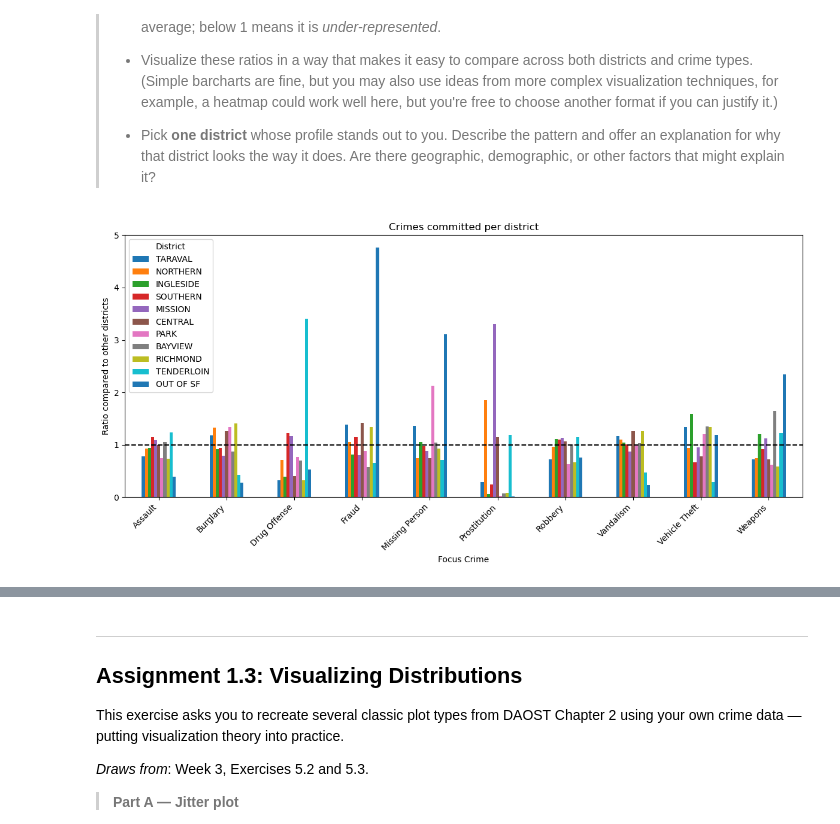
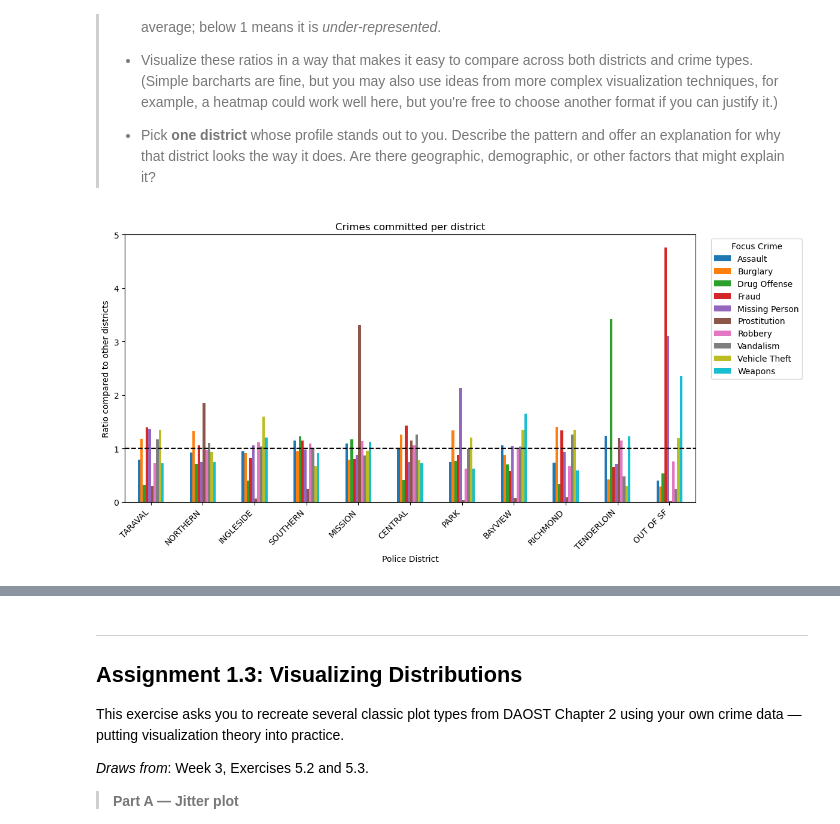
Before and after one commit to adamajane/social-data-analysis-and-visualization-02806-assignments, a Jupyter notebook: assignment_1/part1to3.ipynb, the cells around one changed output, grey strips where cells are left out. Cells and saved outputs as stored; diff of their text form; code cells hidden in the pictures.

```diff
--- a/assignment_1/part1to3.ipynb
+++ b/assignment_1/part1to3.ipynb
@@ -26,19 +28,25 @@ array(['Vehicle Theft', 'Assault', 'Missing Person', 'Fraud', 'Robbery',
 fig, axes = plt.subplots(5, 2, figsize=(16, 12), sharex=False, sharey=False)
 axes = axes.flatten()
 
-focus_crimes = data["Focus Crime"]
+focus_crimes = data["Focus Crime"].unique()
 
 # Parse to datetime to datetime
 data["Incident Date"] = pd.to_datetime(data["Incident Date"])
+
+# Don't include 2026
+data = data[data["Incident Date"].dt.year != 2026]
+
+# for loop to create a line graph for each focus crime
 for ax, crime in zip(axes, focus_crimes):
 
+    # Get counts of focus crime per year
     counts = (
         data[data["Focus Crime"] == crime]
         .groupby(data["Incident Date"].dt.year)
         .size()
     )
 
-    counts.plot(ax=ax)
+    counts.plot(ax=ax, label=crime)
 
     # Set every year on the x-axis
     years = counts.index
@@ -46,10 +54,14 @@ for ax, crime in zip(axes, focus_crimes):
     ax.set_xticklabels(years, rotation=45, fontsize=8)
 
     ax.set_title(crime, fontsize=10)
-    ax.set_xlabel("")
-    ax.set_ylabel("")
+    ax.set_xlabel("Year")
+    ax.set_ylabel("Number of Incidents")
 
-fig.suptitle("Incident Trends by Crime Category Over Time", fontsize=16)
+    ax.legend(fontsize=8)
+
+    ax.set_title(f"{crime} (Annual Incidents)", fontsize=10)
+
+fig.suptitle("Annual Incident Trends by Personal Focus Crime (2003–2025)", fontsize=16)
 plt.tight_layout(rect=[0, 0, 1, 0.96])
 plt.show()
 # %% [output]
@@ -70,29 +87,43 @@ Different parts of the city have very different crime patterns. Here we quantify
 > * Visualize these ratios in a way that makes it easy to compare across both districts and crime types. (Simple barcharts are fine, but you may also use ideas from more complex visualization techniques, for example, a heatmap could work well here, but you're free to choose another format if you can justify it.)
 > * Pick **one district** whose profile stands out to you. Describe the pattern and offer an explanation for why that district looks the way it does. Are there geographic, demographic, or other factors that might explain it?
 # %%
+# Divide the count on each focus crime without the total count to get p(crime)
 p_crime = data["Focus Crime"].value_counts() / len(data)
+
+# initalize an empty array to keep track of each p(crime|district)
 p_crime_district = []
 for district in data["Police District"].str.upper().unique():
+    # nr of total crimes in a district
     nr_of_total_crimes = len(data[data["Police District"].str.upper() == district])
+
+    # nr of a focus crime in a district
     nr_of_crimes = data[data["Police District"].str.upper() == district]["Focus Crime"].value_counts()
+
+    # Calculate p(crime|district) / p(crime) for each district
     p_crime_district.append((nr_of_crimes / nr_of_total_crimes) / p_crime)
 
+
+# combine the data to a dataframe for plotting
 df_combined = pd.concat(p_crime_district, axis=1)
 
 # Assign district names as column labels
 df_combined.columns = data["Police District"].str.upper().unique()
 
-# Plot grouped bar chart
-df_combined.plot(kind='bar', figsize=(12, 6))
+# Make sure the index is the crime names (optional but nice)
+df_combined.index.name = "Focus Crime"
 
-plt.axhline(y=1, color='black', linestyle='--', linewidth=1.5)
+df_plot = df_combined.T
 
-plt.xlabel('Focus Crime')
-plt.ylabel('Ratio compared to other districts')
-plt.title('Crimes committed per district')
-plt.xticks(rotation=45, ha='right')
-plt.legend(title='District')
+ax = df_plot.plot(kind="bar", figsize=(12, 6))
+
+plt.axhline(y=1, color="black", linestyle="--", linewidth=1.5)
+
+plt.xlabel("Police District")
+plt.ylabel("Ratio compared to other districts")
+plt.title("Crimes committed per district")
+plt.xticks(rotation=45, ha="right")
+plt.legend(title="Focus Crime", bbox_to_anchor=(1.02, 1), loc="upper left")
 plt.tight_layout()
 plt.show()
 # %% [output]
-[figure, old version]
+[figure, new version]
```
Also changed, not shown: parts of 15 cells of this notebook.
